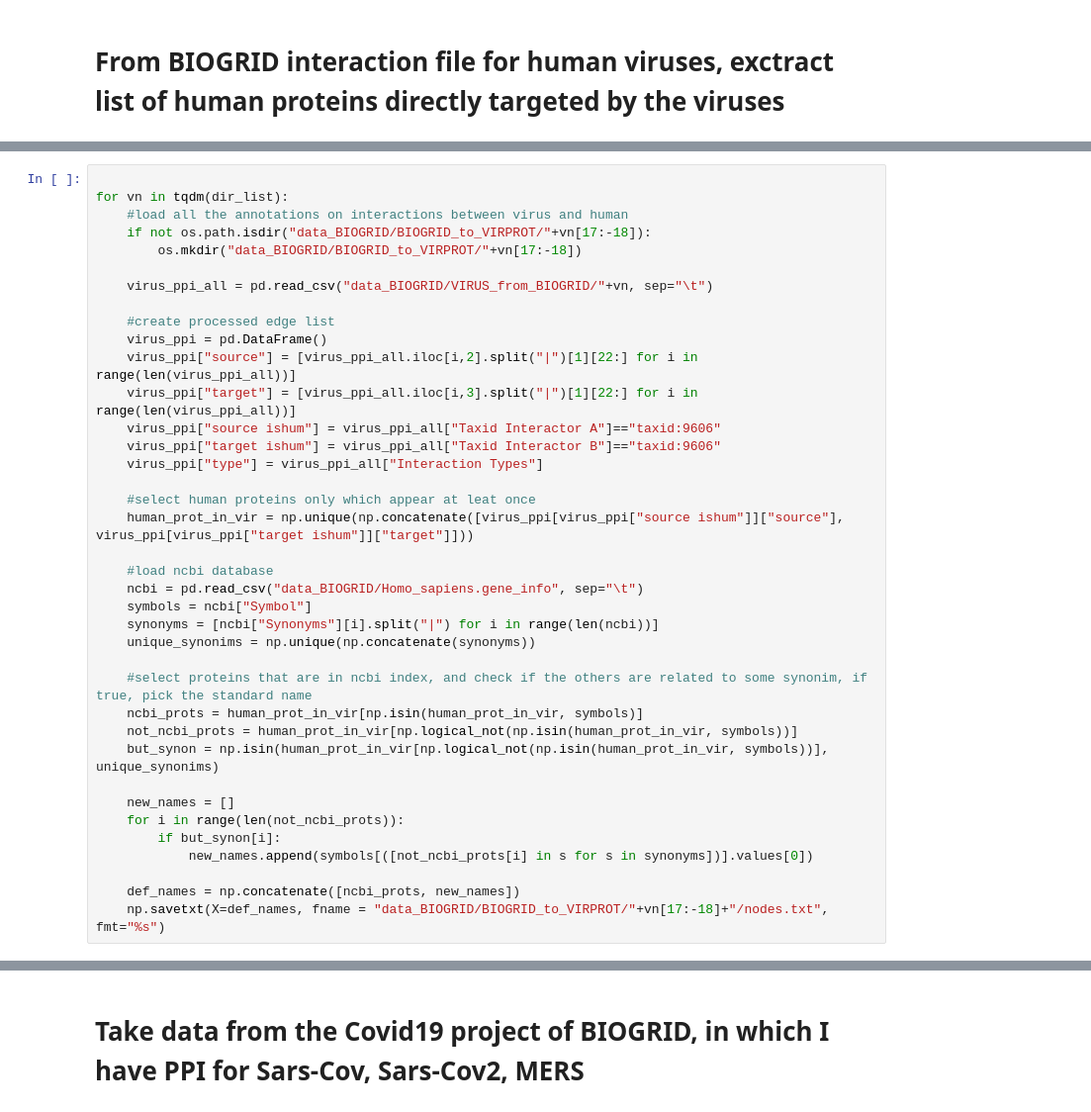
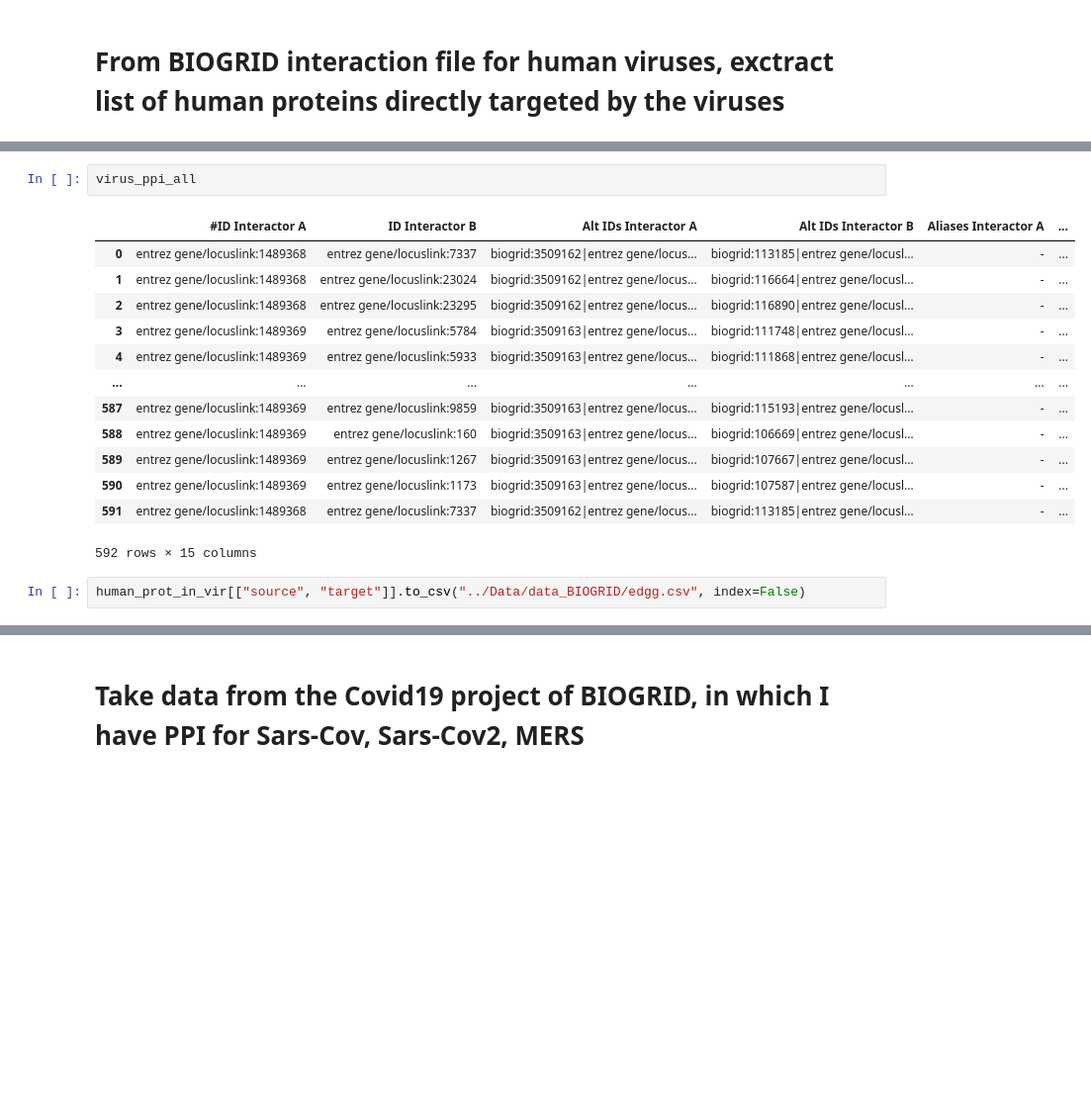
Before and after one commit to francescozambelli/OncoVirus_SarsCov2, a Jupyter notebook: BIOGRID_reading.ipynb, the cells around one changed output, grey strips where cells are left out. Shown: that part at 99% size. Saved outputs shown, nothing was run; the diff lists cells and outputs as text; blank space fills up the shorter version.

Commit message:
Changes in Phisto analisis, proceeding with pagerank edge-colored

```diff
--- a/BIOGRID_reading.ipynb
+++ b/BIOGRID_reading.ipynb
@@ -31,41 +33,21 @@ dir_list
  'BIOGRID-ORGANISM-Human_Herpesvirus_6A-4.4.220.mitab.txt',
  'BIOGRID-ORGANISM-Human_Herpesvirus_7-4.4.220.mitab.txt',
  'BIOGRID-ORGANISM-Simian_Virus_40-4.4.220.mitab.txt']
-# %%
-
-for vn in tqdm(dir_list):
-    #load all the annotations on interactions between virus and human
-    if not os.path.isdir("data_BIOGRID/BIOGRID_to_VIRPROT/"+vn[17:-18]):
-        os.mkdir("data_BIOGRID/BIOGRID_to_VIRPROT/"+vn[17:-18])
-
-    virus_ppi_all = pd.read_csv("data_BIOGRID/VIRUS_from_BIOGRID/"+vn, sep="\t")
-
-    #create processed edge list
-    virus_ppi = pd.DataFrame()
-    virus_ppi["source"] = [virus_ppi_all.iloc[i,2].split("|")[1][22:] for i in range(len(virus_ppi_all))]
-    virus_ppi["target"] = [virus_ppi_all.iloc[i,3].split("|")[1][22:] for i in range(len(virus_ppi_all))]
-    virus_ppi["source ishum"] = virus_ppi_all["Taxid Interactor A"]=="taxid:9606"
-    virus_ppi["target ishum"] = virus_ppi_all["Taxid Interactor B"]=="taxid:9606"
-    virus_ppi["type"] = virus_ppi_all["Interaction Types"]
-
-    #select human proteins only which appear at leat once
-    human_prot_in_vir = np.unique(np.concatenate([virus_ppi[virus_ppi["source ishum"]]["source"], virus_ppi[virus_ppi["target ishum"]]["target"]]))
-
-    #load ncbi database
-    ncbi = pd.read_csv("data_BIOGRID/Homo_sapiens.gene_info", sep="\t")
-    symbols = ncbi["Symbol"]
-    synonyms = [ncbi["Synonyms"][i].split("|") for i in range(len(ncbi))]
-    unique_synonims = np.unique(np.concatenate(synonyms))
-
-    #select proteins that are in ncbi index, and check if the others are related to some synonim, if true, pick the standard name
-    ncbi_prots = human_prot_in_vir[np.isin(human_prot_in_vir, symbols)]
-    not_ncbi_prots = human_prot_in_vir[np.logical_not(np.isin(human_prot_in_vir, symbols))]
-    but_synon = np.isin(human_prot_in_vir[np.logical_not(np.isin(human_prot_in_vir, symbols))], unique_synonims)
-
-    new_names = []
-    for i in range(len(not_ncbi_prots)):
-        if but_synon[i]:
-            new_names.append(symbols[([not_ncbi_prots[i] in s for s in synonyms])].values[0])
-
-    def_names = np.concatenate([ncbi_prots, new_names])
-    np.savetxt(X=def_names, fname = "data_BIOGRID/BIOGRID_to_VIRPROT/"+vn[17:-18]+"/nodes.txt", fmt="%s")
+# %%
+virus_ppi_all
+# %% [output]
+|  | #ID Interactor A | ID Interactor B | Alt IDs Interactor A | Alt IDs Interactor B | Aliases Interactor A | ... |
+| 0 | entrez gene/locuslink:1489368 | entrez gene/locuslink:7337 | biogrid:3509162|entrez gene/locus... | biogrid:113185|entrez gene/locusl... | - | ... |
+| 1 | entrez gene/locuslink:1489368 | entrez gene/locuslink:23024 | biogrid:3509162|entrez gene/locus... | biogrid:116664|entrez gene/locusl... | - | ... |
+| 2 | entrez gene/locuslink:1489368 | entrez gene/locuslink:23295 | biogrid:3509162|entrez gene/locus... | biogrid:116890|entrez gene/locusl... | - | ... |
+| 3 | entrez gene/locuslink:1489369 | entrez gene/locuslink:5784 | biogrid:3509163|entrez gene/locus... | biogrid:111748|entrez gene/locusl... | - | ... |
+| 4 | entrez gene/locuslink:1489369 | entrez gene/locuslink:5933 | biogrid:3509163|entrez gene/locus... | biogrid:111868|entrez gene/locusl... | - | ... |
+| ... | ... | ... | ... | ... | ... | ... |
+| 587 | entrez gene/locuslink:1489369 | entrez gene/locuslink:9859 | biogrid:3509163|entrez gene/locus... | biogrid:115193|entrez gene/locusl... | - | ... |
+| 588 | entrez gene/locuslink:1489369 | entrez gene/locuslink:160 | biogrid:3509163|entrez gene/locus... | biogrid:106669|entrez gene/locusl... | - | ... |
+| 589 | entrez gene/locuslink:1489369 | entrez gene/locuslink:1267 | biogrid:3509163|entrez gene/locus... | biogrid:107667|entrez gene/locusl... | - | ... |
+| 590 | entrez gene/locuslink:1489369 | entrez gene/locuslink:1173 | biogrid:3509163|entrez gene/locus... | biogrid:107587|entrez gene/locusl... | - | ... |
+| 591 | entrez gene/locuslink:1489368 | entrez gene/locuslink:7337 | biogrid:3509162|entrez gene/locus... | biogrid:113185|entrez gene/locusl... | - | ... |
+592 rows × 15 columns
+# %%
+human_prot_in_vir[["source", "target"]].to_csv("../Data/data_BIOGRID/edgg.csv", index=False)
```
Also changed, not shown: parts of 27 cells of this notebook, 4 other files.
